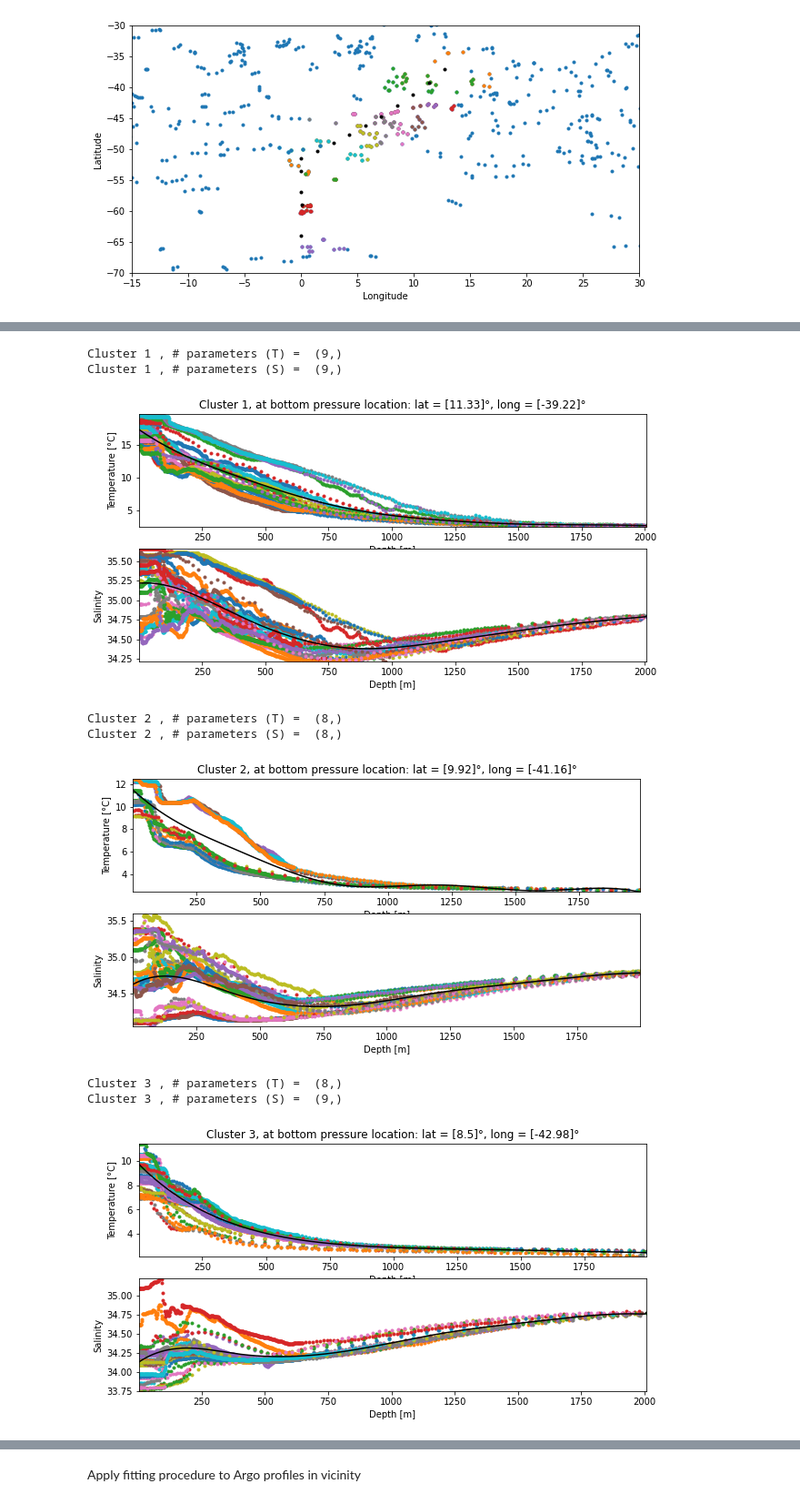
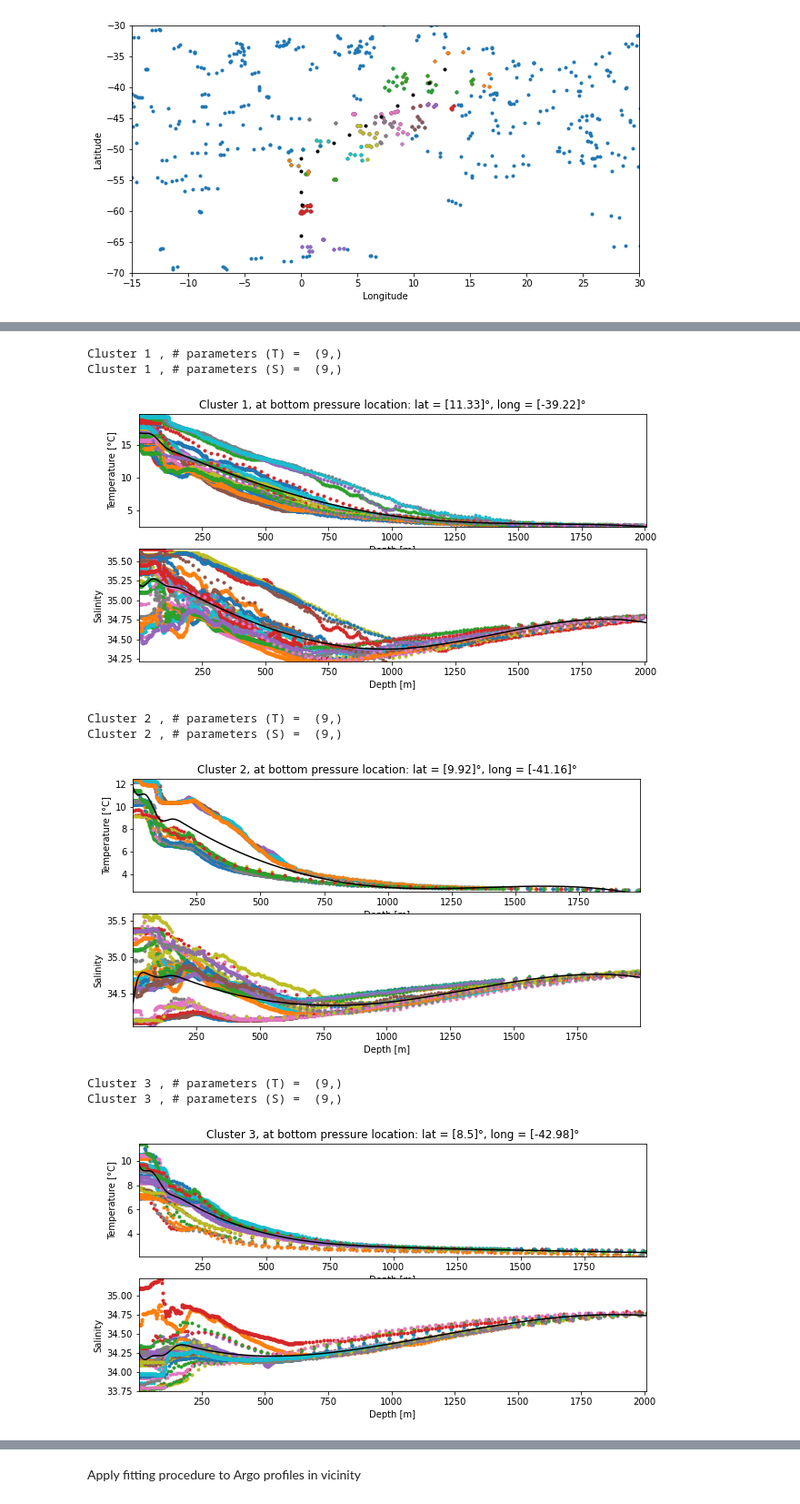
Before and after one commit to najona/st_height, a Jupyter notebook: st_height/paramTS.ipynb, the cells around one changed output, grey strips where cells are left out. Shown at 91% size. Drawn from its saved outputs; the diff is of its cells as text; code cells hidden in the pictures.

```diff
--- a/st_height/paramTS.ipynb
+++ b/st_height/paramTS.ipynb
@@ -177,15 +177,26 @@ for j in range(len(degE)):
     S_new_ = S_new[np.argsort(S_depth_new)] # sort T/S in corresponding order
     T_new_ = T_new[np.argsort(T_depth_new)]
 
+    #-----------------------------equidistant points
     # node distance
-    dkappa_T = 400
-    dkappa_S = 400
-#     dkappa_T = ceil(np.max(T_depth_new)/5)
-#     dkappa_S = ceil(np.max(S_depth_new)/5)
+#     dkappa_T = 400
+#     dkappa_S = 400
+# #     dkappa_T = ceil(np.max(T_depth_new)/5)
+# #     dkappa_S = ceil(np.max(S_depth_new)/5)
 
-    # nodes
-    kappa_x_T = np.arange(0, ceil(np.max(T_depth_new)/dkappa_T)*dkappa_T + dkappa_T, dkappa_T)
-    kappa_x_S = np.arange(0, ceil(np.max(S_depth_new)/dkappa_S)*dkappa_S + dkappa_S, dkappa_S)
+#     # nodes
+#     kappa_x_T = np.arange(0, ceil(np.max(T_depth_new)/dkappa_T)*dkappa_T + dkappa_T, dkappa_T)
+#     kappa_x_S = np.arange(0, ceil(np.max(S_depth_new)/dkappa_S)*dkappa_S + dkappa_S, dkappa_S)
+    #-------------------------------
+
+    #-------------------------------distance depending on T/S gradient
+    kappa_x_T = np.array((0, 50, 100, 150, 200, 1000, T_depth_sort[-1]))
+    dkappa_T = 2000
+
+    kappa_x_S = np.array((0, 50, 100, 150, 200, 1000, S_depth_sort[-1]))
+    dkappa_S = 2000
+
+    #-------------------------------
 
     # get designmatrices
     A_T = func.getA(kappa_x_T, dkappa_T, T_depth_sort)
@@ -238,9 +249,9 @@ Cluster 0 , # parameters (S) =  (9,)
 Cluster 1 , # parameters (T) =  (9,)
 Cluster 1 , # parameters (S) =  (9,)
-[figure, old version]
+[figure, new version]
-Cluster 2 , # parameters (T) =  (8,)
-Cluster 2 , # parameters (S) =  (8,)
+Cluster 2 , # parameters (T) =  (9,)
+Cluster 2 , # parameters (S) =  (9,)
-[figure, old version]
+[figure, new version]
-Cluster 3 , # parameters (T) =  (8,)
+Cluster 3 , # parameters (T) =  (9,)
 Cluster 3 , # parameters (S) =  (9,)
 [figure]
```
Also changed, not shown: parts of 4 cells of this notebook.
